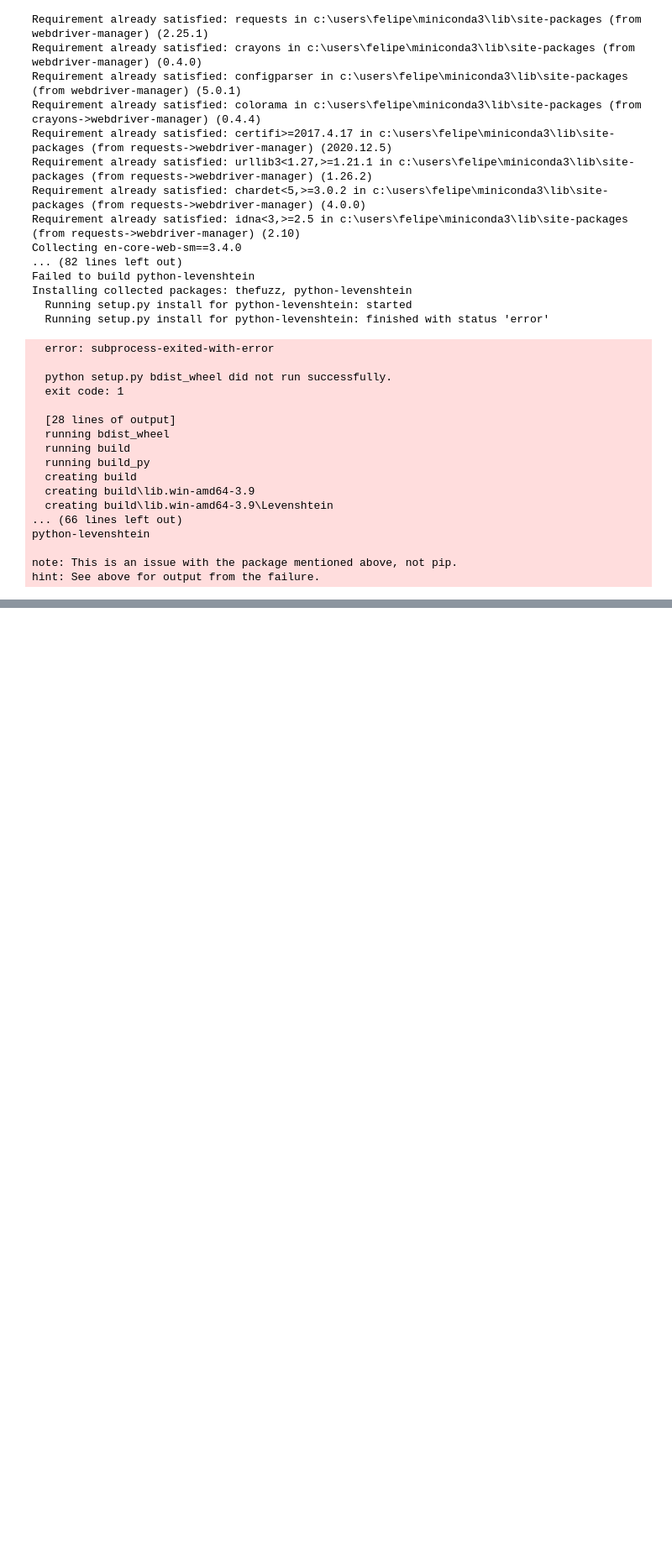
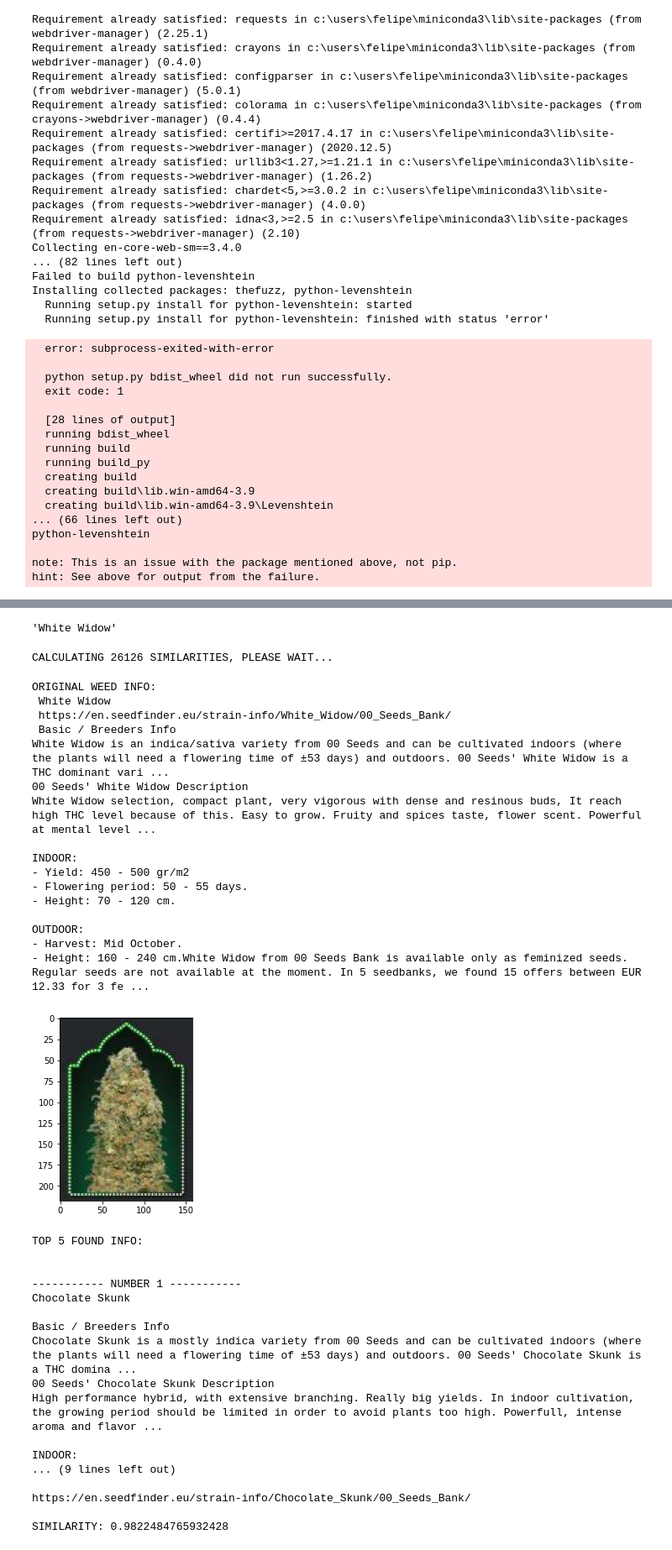
Before and after one commit to felipeaguirre66/compareMyWeed, a Jupyter notebook: weed.ipynb, the cells around one changed output, grey strips where cells are left out. Shown at 84% size. Drawn from its saved outputs; the diff is of its cells as text; code cells hidden in the pictures; blank space fills up the shorter version.

Commit message:
Print now shows images

```diff
--- a/weed.ipynb
+++ b/weed.ipynb
@@ -325,0 +394,42 @@ SIMILARITY: 0.9129388210994398
+# %%
+get_name('White Widow')
+# %% [output]
+'White Widow'
+# %%
+get_similars('White Widow', 5)
+# %% [output]
+CALCULATING 26126 SIMILARITIES, PLEASE WAIT...
+ORIGINAL WEED INFO:
+ White Widow
+ https://en.seedfinder.eu/strain-info/White_Widow/00_Seeds_Bank/
+ Basic / Breeders Info
+White Widow is an indica/sativa variety from 00 Seeds and can be cultivated indoors (where the plants will need a flowering time of ±53 days) and outdoors. 00 Seeds' White Widow is a THC dominant vari ...
+00 Seeds' White Widow Description
+White Widow selection, compact plant, very vigorous with dense and resinous buds, It reach high THC level because of this. Easy to grow. Fruity and spices taste, flower scent. Powerful at mental level ...
+
+INDOOR:
+- Yield: 450 - 500 gr/m2
+- Flowering period: 50 - 55 days.
+- Height: 70 - 120 cm.
+
+OUTDOOR:
+- Harvest: Mid October.
+- Height: 160 - 240 cm.White Widow from 00 Seeds Bank is available only as feminized seeds. Regular seeds are not available at the moment. In 5 seedbanks, we found 15 offers between EUR 12.33 for 3 fe ...
+[figure, added]
+TOP 5 FOUND INFO:
+
+
+----------- NUMBER 1 -----------
+Chocolate Skunk
+
+Basic / Breeders Info
+Chocolate Skunk is a mostly indica variety from 00 Seeds and can be cultivated indoors (where the plants will need a flowering time of ±53 days) and outdoors. 00 Seeds' Chocolate Skunk is a THC domina ...
+00 Seeds' Chocolate Skunk Description
+High performance hybrid, with extensive branching. Really big yields. In indoor cultivation, the growing period should be limited in order to avoid plants too high. Powerfull, intense aroma and flavor ...
+
+INDOOR:
+... (9 lines left out)
+
+https://en.seedfinder.eu/strain-info/Chocolate_Skunk/00_Seeds_Bank/
+
+SIMILARITY: 0.9822484765932428
```
Also changed, not shown: parts of 12 cells of this notebook, 1 other file.
